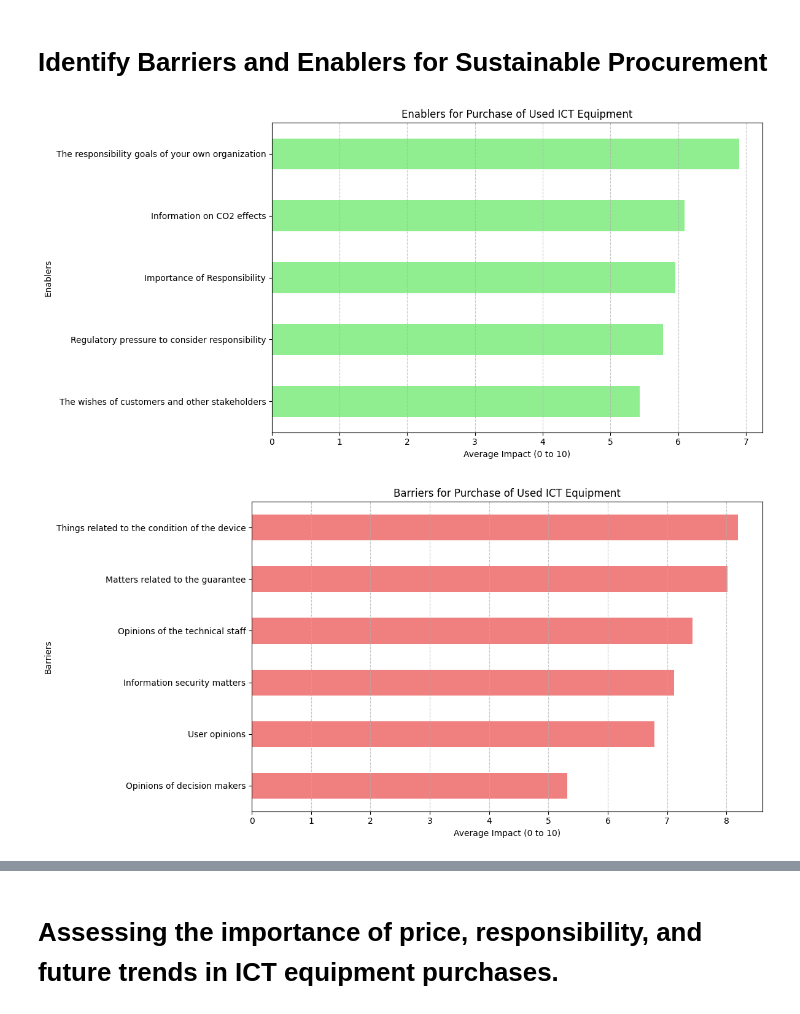
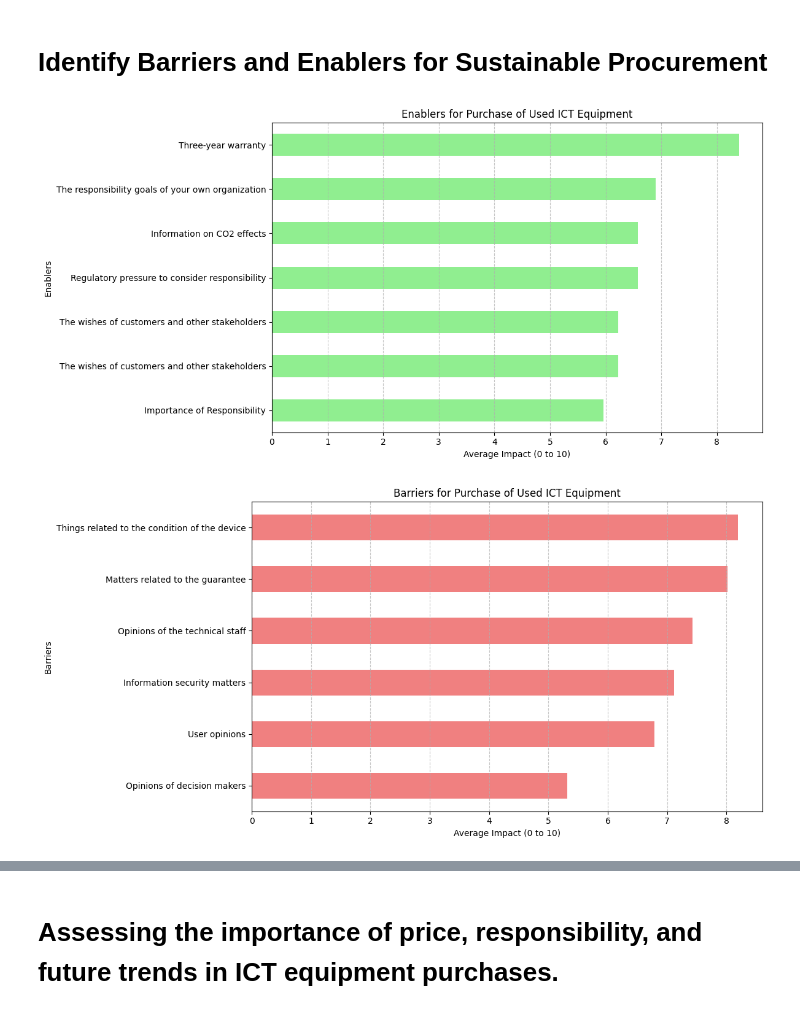
Before and after one commit to ProArif/Thesis, a Jupyter notebook: SurveyAnalysis.ipynb, the cells around one changed output, grey strips where cells are left out. Cells and saved outputs as stored; diff of their text form; code cells hidden in the pictures.

Commit message:
visualized factor analysis-enablers,barriers

```diff
--- a/SurveyAnalysis.ipynb
+++ b/SurveyAnalysis.ipynb
@@ -25,4 +25,18 @@ import pandas as pd
 file_path = 'Green ICT attitudes cleaned.xlsx'
 data = pd.read_excel(file_path, sheet_name='Sheet1')
 data.head()
+
+# Display the data types and check for missing values
+data.info()
+
+# Fill missing numerical values with the mean of each column
+numerical_columns = data.select_dtypes(include=['float64', 'int64']).columns
+data[numerical_columns] = data[numerical_columns].fillna(data[numerical_columns].mean())
+
+# Fill missing categorical values with the mode of each column
+categorical_columns = data.select_dtypes(include=['object']).columns
+data[categorical_columns] = data[categorical_columns].fillna(data[categorical_columns].mode().iloc[0])
+
+# Verify that there are no missing values left
+data.info()
 # %% [output]
@@ -471,45 +526,72 @@ enablers = [
     'Information on CO2 effects',
     'Regulatory pressure to consider responsibility',
     'The wishes of customers and other stakeholders',
     'The responsibility goals of your own organization',
-    'Importance of Responsibility'
+    'Importance of Responsibility',
+    'Three-year warranty',
+    'The wishes of customers and other stakeholders'
 ]
+
+# Define barriers
+barriers = [
+    'Information security matters',
+    'Matters related to the guarantee',
+    'Things related to the condition of the device',
+    'Opinions of decision makers',
+    'Opinions of the technical staff',
+    'User opinions'
+]
+
+# Reverse Likert scale mapping
+likert_mapping_reverse = {v: k for k, v in likert_mapping.items()}
+
+# Reverse binary mapping
+binary_mapping_reverse = {v: k for k, v in binary_mapping.items()}
+
+# Reverse options mapping
+options_mapping_reverse = {v: k for k, v in options_mapping.items()}
+
+# Reverse the mapping for Likert scale responses
+data['Information on CO2 effects'] = data['Information on CO2 effects'].map(likert_mapping_reverse)
+data['Regulatory pressure to consider responsibility'] = data['Regulatory pressure to consider responsibility'].map(likert_mapping_reverse)
+data['The wishes of customers and other stakeholders'] = data['The wishes of customers and other stakeholders'].map(likert_mapping_reverse)
+data['Three-year warranty'] = data['Three-year warranty'].map(likert_mapping_reverse)
+
+# Reverse the mapping for binary responses
+data['Do you consider used equipment as an option when you make ICT equipment procurement decisions?'] = data['Do you consider used equipment as an option when you make ICT equipment procurement decisions?'].map(binary_mapping_reverse)
+data['Do you receive the necessary information from your equipment supplier for your responsibility work, such as for reporting?'] = data['Do you receive the necessary information from your equipment supplier for your responsibility work, such as for reporting?'].map(binary_mapping_reverse)
+
+# Reverse the mapping for options responses
+data['Our partner takes care of decommissioning and recycling the equipment for us'] = data['Our partner takes care of decommissioning and recycling the equipment for us'].map(options_mapping_reverse)
 
 # Calculate mean impact score for each enabler
 enabler_means = data[enablers].mean()
+
+# Calculate mean impact score for each barrier
+barrier_means = data[barriers].mean()
+
+
 
 # Plotting Enablers
 plt.figure(figsize=(12, 6))
 enabler_means.sort_values().plot(kind='barh', color='lightgreen')
 plt.title('Enablers for Purchase of Used ICT Equipment')
 plt.xlabel('Average Impact (0 to 10)')
 plt.ylabel('Enablers')
 plt.grid(axis='x', linestyle='--', alpha=0.7)
 plt.tight_layout()
 plt.show()
 
-# Define barriers
-barriers = [
-    'Information security matters',
-    'Matters related to the guarantee',
-    'Things related to the condition of the device',
-    'Opinions of decision makers',
-    'Opinions of the technical staff',
-    'User opinions'
-]
-
-# Calculate mean impact score for each barrier
-barrier_means = data[barriers].mean()
 
 # Plotting Barriers
 plt.figure(figsize=(12, 6))
 barrier_means.sort_values().plot(kind='barh', color='lightcoral')
 plt.title('Barriers for Purchase of Used ICT Equipment')
 plt.xlabel('Average Impact (0 to 10)')
 plt.ylabel('Barriers')
 plt.grid(axis='x', linestyle='--', alpha=0.7)
 plt.tight_layout()
 plt.show()
 # %% [output]
-[figure, old version]
+[figure, new version]
 [figure]
```
Also changed, not shown: parts of 24 cells of this notebook.
